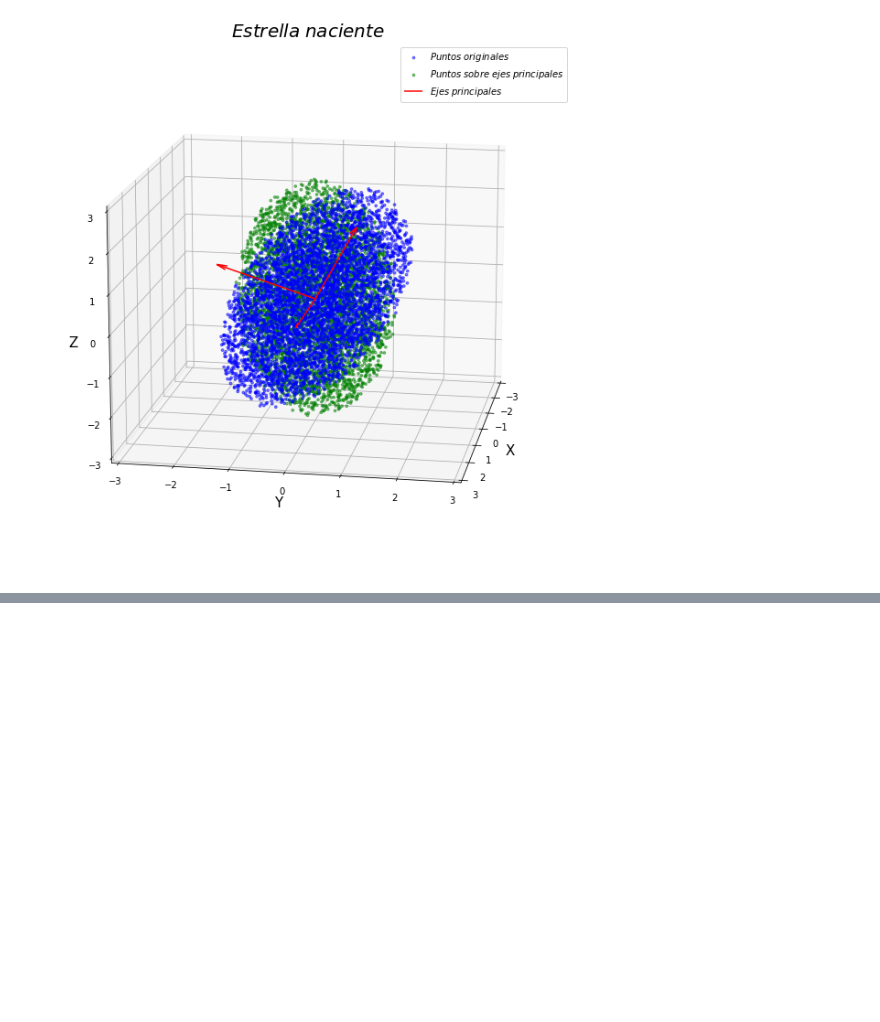
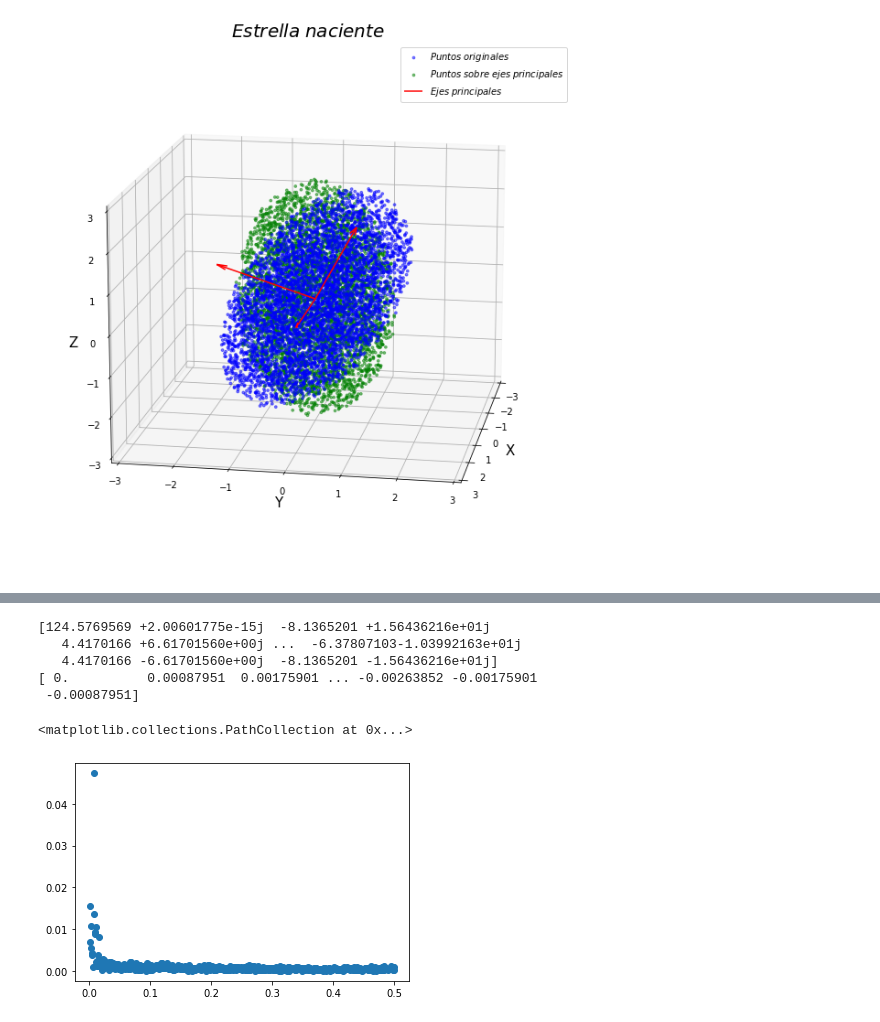
Before and after one commit to PachoDp13/Metodos_Computacionales, a Jupyter notebook: Talleres/Taller 3/Taller 3.ipynb, the cells around one changed output, grey strips where cells are left out. Cells and saved outputs as stored; diff of their text form; code cells hidden in the pictures; blank space fills up the shorter version.

```diff
--- a/Talleres/Taller 3/Taller 3.ipynb
+++ b/Talleres/Taller 3/Taller 3.ipynb
@@ -124,0 +235,36 @@ plt.show()
+# %%
+file = 'data/ManchasSolares.dat'
+rawData = np.loadtxt(file, dtype='float')
+Data = []
+for i in rawData:
+    if i[0] >= 1900:
+        Data.append(np.array(i))
+
+Data = np.array(Data)
+
+ManchasTotales = Data[:,3]
+TiempoTotal = Data[:,0]+(Data[:,1]-1.0)/12.0
+
+NManchas = ManchasTotales[ManchasTotales>0]
+Tiempo = TiempoTotal[TiempoTotal>0]
+# %%
+N = len(NManchas)
+fftManchas = np.fft.fft(NManchas)
+fftManchas = fftManchas*2/N
+
+frecuencias = np.fft.fftfreq(N)
+print(fftManchas)
+print(frecuencias)
+# %% [output]
+[124.5769569 +2.00601775e-15j  -8.1365201 +1.56436216e+01j
+   4.4170166 +6.61701560e+00j ...  -6.37807103-1.03992163e+01j
+   4.4170166 -6.61701560e+00j  -8.1365201 -1.56436216e+01j]
+[ 0.          0.00087951  0.00175901 ... -0.00263852 -0.00175901
+ -0.00087951]
+# %%
+# Idea de filtrado
+mask = frecuencias > 0. # Tomar positivas
+plt.scatter(frecuencias[mask], np.abs(fftManchas[mask])/N)
+# %% [output]
+<matplotlib.collections.PathCollection at 0x...>
+[figure, added]
```
Also changed, not shown: parts of 18 cells of this notebook, 14 other files.
